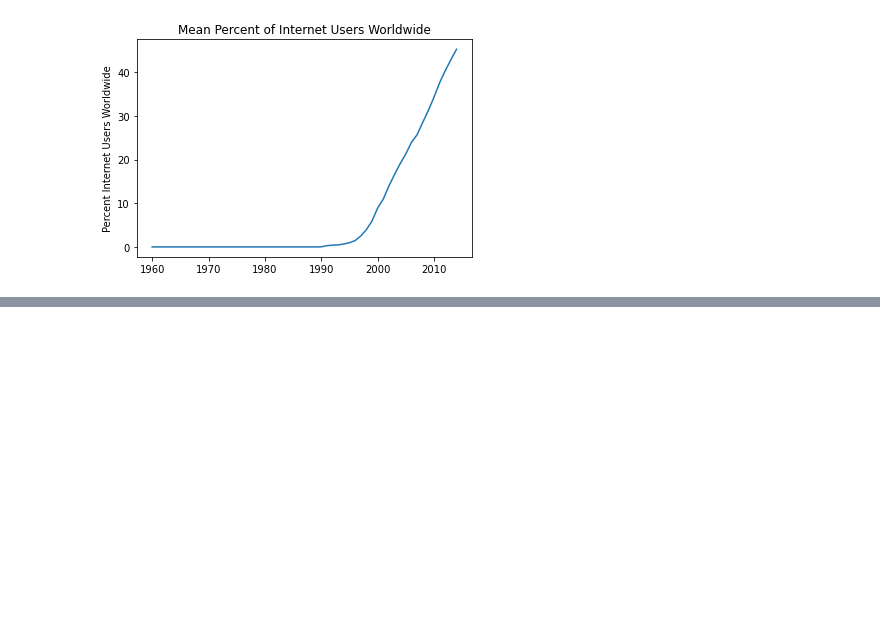
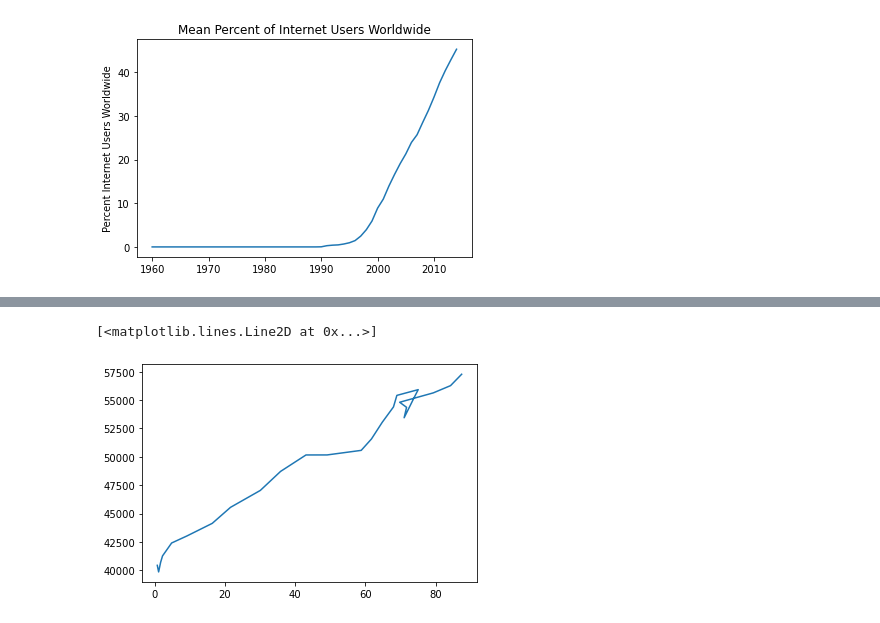
Before and after one commit to nss-data-science-cohort-5/un_exploration-ripplesphere, a Jupyter notebook: notebooks/UN_Data_Exploration.ipynb, the cells around one changed output, grey strips where cells are left out. Saved outputs shown, nothing was run; the diff lists cells and outputs as text; code cells hidden in the pictures; blank space fills up the shorter version.

```diff
--- a/notebooks/UN_Data_Exploration.ipynb
+++ b/notebooks/UN_Data_Exploration.ipynb
@@ -371,0 +447,8 @@ internet_df[internet_df['Country'] ==  'Korea (Rep. of)']
+# %%
+# Filter the original dataset down to just the United States for all available years.
+# Calculate correlation between internet use and gdp per capita. Is this meaningful or useful?
+gdp_and_internet_use_us = gdp_and_internet_use[gdp_and_internet_use["Country"] == "United States"]
+gdp_and_internet_use_us["GDP_Per_Capita"] = gdp_and_internet_use_us["GDP_Per_Capita"].astype(float)
+gdp_and_internet_use_us["Internet_Users_Pct"].corr(gdp_and_internet_use_us["GDP_Per_Capita"])
+# The near 1.0 correlation between Internet usage and GDP per capita shows a very strong correlation
+# but this does not guarantee causation.
@@ -371,0 +462,5 @@ internet_df[internet_df['Country'] ==  'Korea (Rep. of)']
+# %%
+plt.plot(gdp_and_internet_use_us["Internet_Users_Pct"], gdp_and_internet_use_us["GDP_Per_Capita"])
+# %% [output]
+[<matplotlib.lines.Line2D at 0x...>]
+[figure, added]
```
Also changed, not shown: parts of 16 cells of this notebook.
